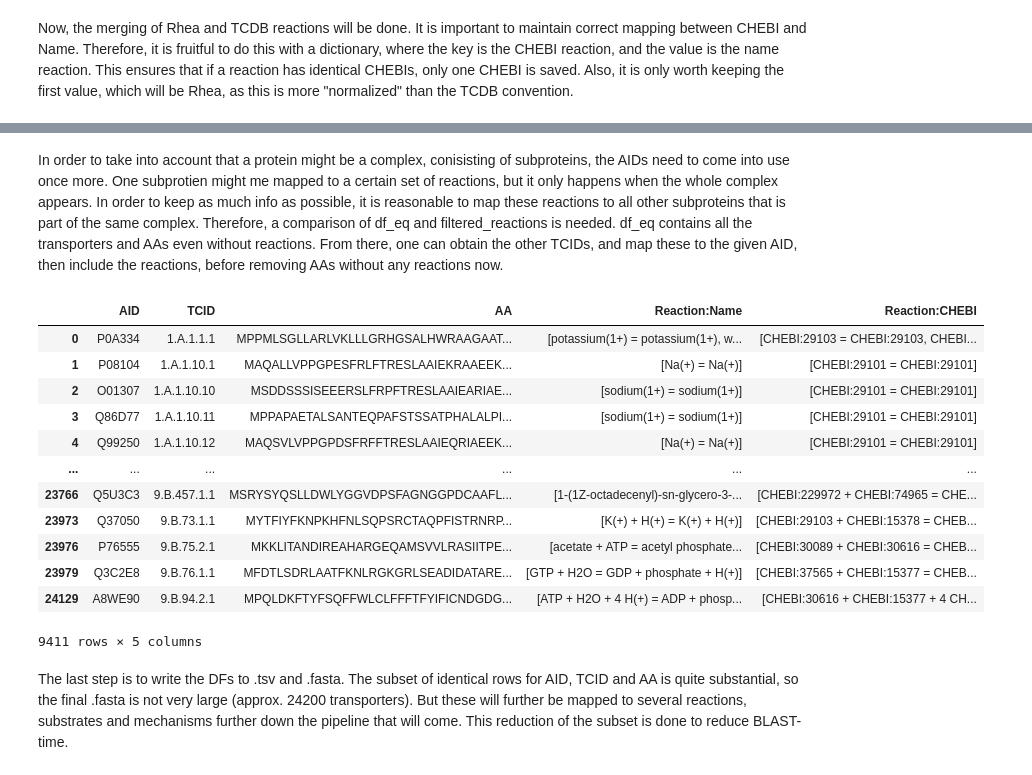
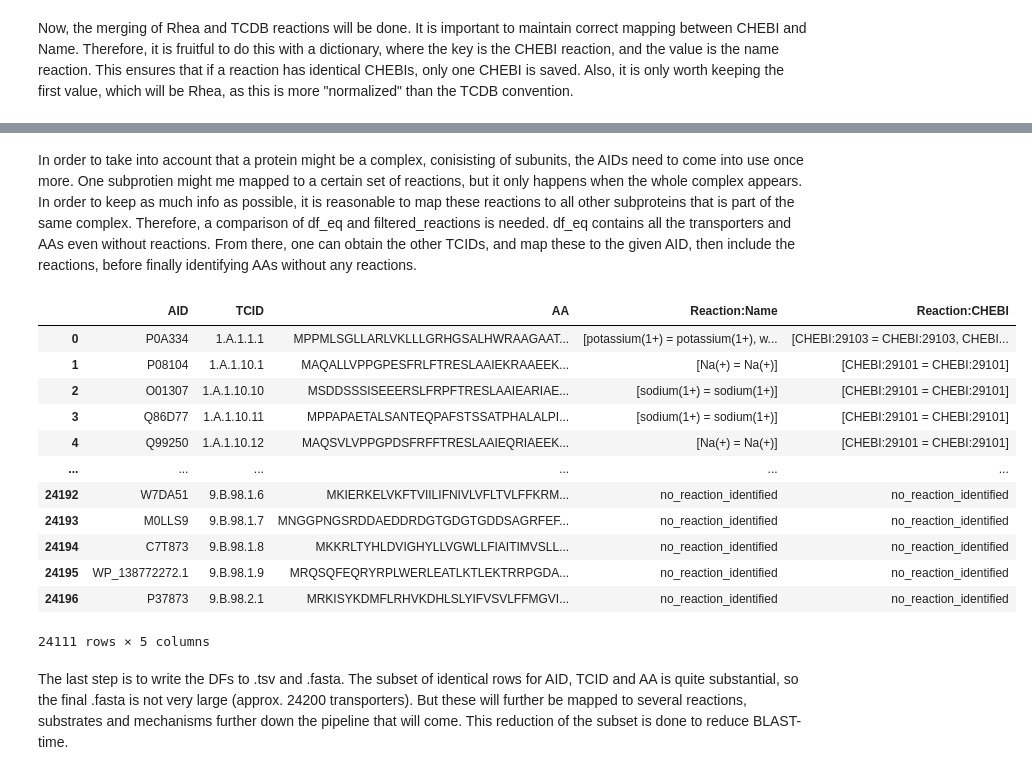
Before and after one commit to blandro/master-project, a Jupyter notebook: 1+2/1+2.ipynb, the cells around one changed output, grey strips where cells are left out. Saved outputs shown, nothing was run; the diff lists cells and outputs as text; code cells hidden in the pictures.

Commit message:
Finalize transporters with CHEBI/Name  reactions, and edit TCDB reactions

```diff
--- a/1+2/1+2.ipynb
+++ b/1+2/1+2.ipynb
@@ -394,5 +352,5 @@ filtered_reactions
 # %% [markdown]
-In order to take into account that a protein might be a complex, conisisting of subproteins, the AIDs need to come into use once more. One subprotien might me mapped to a certain set of reactions, but it only happens when the whole complex appears. In order to keep as much info as possible, it is reasonable to map these reactions to all other subproteins that is part of the same complex. Therefore, a comparison of df_eq and filtered_reactions is needed. df_eq contains all the transporters and AAs even without reactions. From there, one can obtain the other TCIDs, and map these to the given AID, then include the reactions, before removing AAs without any reactions now.
+In order to take into account that a protein might be a complex, conisisting of subunits, the AIDs need to come into use once more. One subprotien might me mapped to a certain set of reactions, but it only happens when the whole complex appears. In order to keep as much info as possible, it is reasonable to map these reactions to all other subproteins that is part of the same complex. Therefore, a comparison of df_eq and filtered_reactions is needed. df_eq contains all the transporters and AAs even without reactions. From there, one can obtain the other TCIDs, and map these to the given AID, then include the reactions, before finally identifying AAs without any reactions.
 # %%
 # Right merge to keep all AIDs from df_eq
 merged_df = pd.merge(
@@ -421,42 +379,48 @@ def merge_reactions_within_tcid(group):
     else:
         for name_list, chebi_list in zip(group["Reaction:Name"], group["Reaction:CHEBI"]):
             if isinstance(name_list, list) and isinstance(chebi_list, list):
                 for n, c in zip(name_list, chebi_list):
                     if n not in names:
                         names.append(n)
                         chebis.append(c)
 
         chebi_to_name = {chebis[i]: names[i] for i in range(len(chebis))}
         merged_chebis = list(chebi_to_name.keys())
         merged_names = [chebi_to_name[c] for c in merged_chebis]
 
         group["Reaction:Name"] = [merged_names] * len(group)
         group["Reaction:CHEBI"] = [merged_chebis] * len(group)
 
     return group
 
 merged_df["TCID_cp"] = merged_df["TCID"]
 merged_df = merged_df.groupby("TCID").apply(lambda group: merge_reactions_within_tcid(group), include_groups=False).reset_index(drop=True)
 merged_df.rename(columns={"TCID_cp":"TCID"}, inplace=True)
 merged_df = merged_df[["AID", "TCID", "AA", "Reaction:Name", "Reaction:CHEBI"]]
 
-# Drop rows where Reaction:Name or Reaction:CHEBI is empty
-merged_df = merged_df[merged_df["Reaction:Name"].notna() | merged_df["Reaction:CHEBI"].notna()]
-merged_df
+
+def fill_missing_reaction(cell):
+    return "no_reaction_identified" if isinstance(cell, float) and np.isnan(cell) else cell
+
+merged_df["Reaction:Name"] = merged_df["Reaction:Name"].apply(fill_missing_reaction)
+merged_df["Reaction:CHEBI"] = merged_df["Reaction:CHEBI"].apply(fill_missing_reaction)
+df_fasta = merged_df.drop_duplicates(subset=["AID", "TCID", "AA"])
+
+df_fasta
 # %% [output]
 |  | AID | TCID | AA | Reaction:Name | Reaction:CHEBI |
 | 0 | P0A334 | 1.A.1.1.1 | MPPMLSGLLARLVKLLLGRHGSALHWRAAGAAT... | [potassium(1+) = potassium(1+), w... | [CHEBI:29103 = CHEBI:29103, CHEBI... |
 | 1 | P08104 | 1.A.1.10.1 | MAQALLVPPGPESFRLFTRESLAAIEKRAAEEK... | [Na(+) = Na(+)] | [CHEBI:29101 = CHEBI:29101] |
 | 2 | O01307 | 1.A.1.10.10 | MSDDSSSISEEERSLFRPFTRESLAAIEARIAE... | [sodium(1+) = sodium(1+)] | [CHEBI:29101 = CHEBI:29101] |
 | 3 | Q86D77 | 1.A.1.10.11 | MPPAPAETALSANTEQPAFSTSSATPHALALPI... | [sodium(1+) = sodium(1+)] | [CHEBI:29101 = CHEBI:29101] |
 | 4 | Q99250 | 1.A.1.10.12 | MAQSVLVPPGPDSFRFFTRESLAAIEQRIAEEK... | [Na(+) = Na(+)] | [CHEBI:29101 = CHEBI:29101] |
 | ... | ... | ... | ... | ... | ... |
-| 23766 | Q5U3C3 | 9.B.457.1.1 | MSRYSYQSLLDWLYGGVDPSFAGNGGPDCAAFL... | [1-(1Z-octadecenyl)-sn-glycero-3-... | [CHEBI:229972 + CHEBI:74965 = CHE... |
-| 23973 | Q37050 | 9.B.73.1.1 | MYTFIYFKNPKHFNLSQPSRCTAQPFISTRNRP... | [K(+) + H(+) = K(+) + H(+)] | [CHEBI:29103 + CHEBI:15378 = CHEB... |
-| 23976 | P76555 | 9.B.75.2.1 | MKKLITANDIREAHARGEQAMSVVLRASIITPE... | [acetate + ATP = acetyl phosphate... | [CHEBI:30089 + CHEBI:30616 = CHEB... |
-| 23979 | Q3C2E8 | 9.B.76.1.1 | MFDTLSDRLAATFKNLRGKGRLSEADIDATARE... | [GTP + H2O = GDP + phosphate + H(+)] | [CHEBI:37565 + CHEBI:15377 = CHEB... |
-| 24129 | A8WE90 | 9.B.94.2.1 | MPQLDKFTYFSQFFWLCLFFFTFYIFICNDGDG... | [ATP + H2O + 4 H(+) = ADP + phosp... | [CHEBI:30616 + CHEBI:15377 + 4 CH... |
+| 24192 | W7DA51 | 9.B.98.1.6 | MKIERKELVKFTVIILIFNIVLVFLTVLFFKRM... | no_reaction_identified | no_reaction_identified |
+| 24193 | M0LLS9 | 9.B.98.1.7 | MNGGPNGSRDDAEDDRDGTGDGTGDDSAGRFEF... | no_reaction_identified | no_reaction_identified |
+| 24194 | C7T873 | 9.B.98.1.8 | MKKRLTYHLDVIGHYLLVGWLLFIAITIMVSLL... | no_reaction_identified | no_reaction_identified |
+| 24195 | WP_138772272.1 | 9.B.98.1.9 | MRQSQFEQRYRPLWERLEATLKTLEKTRRPGDA... | no_reaction_identified | no_reaction_identified |
+| 24196 | P37873 | 9.B.98.2.1 | MRKISYKDMFLRHVKDHLSLYIFVSVLFFMGVI... | no_reaction_identified | no_reaction_identified |
-9411 rows × 5 columns
+24111 rows × 5 columns
 # %% [markdown]
 The last step is to write the DFs to .tsv and .fasta. The subset of identical rows for AID, TCID and AA is quite substantial, so the final .fasta is not very large (approx. 24200 transporters). But these will further be mapped to several reactions, substrates and mechanisms further down the pipeline that will come. This reduction of the subset is done to reduce BLAST-time.
 # %%
```
Also changed, not shown: parts of 6 cells of this notebook, 12 other files.
